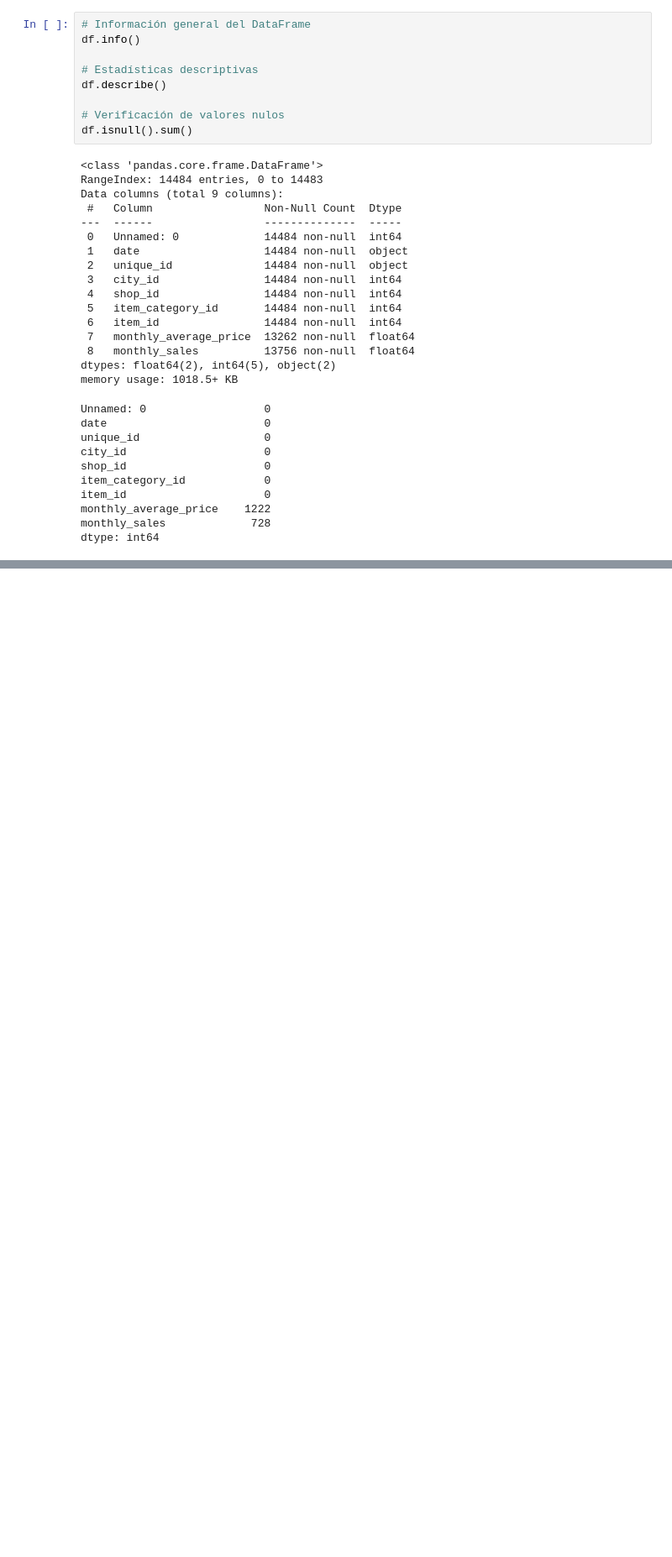
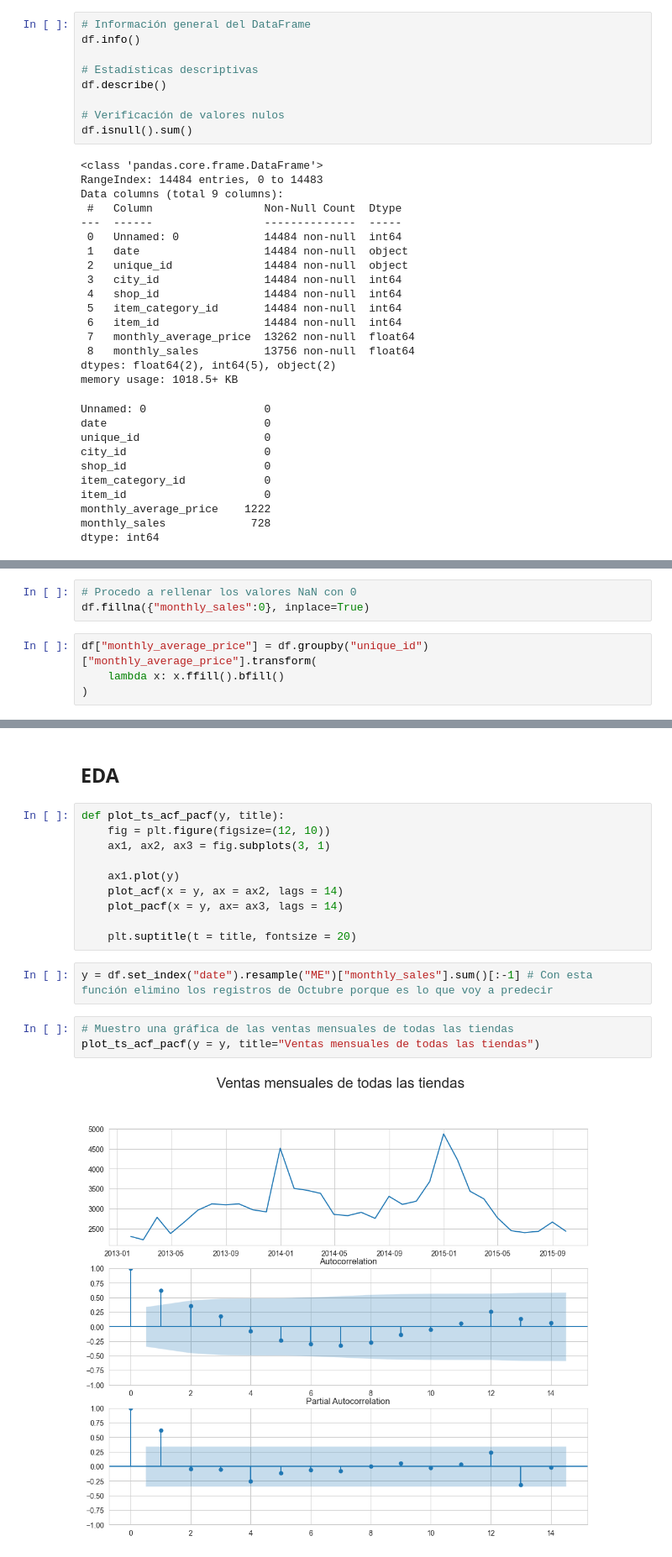
Before and after one commit to Nambu89/ML_Time_Series, a Jupyter notebook: Model_Time_Series.ipynb, the cells around one changed output, grey strips where cells are left out. Shown at 84% size. Drawn from its saved outputs; the diff is of its cells as text; blank space fills up the shorter version.

```diff
--- a/Model_Time_Series.ipynb
+++ b/Model_Time_Series.ipynb
@@ -420,0 +128,7 @@ Muestra a distribución de los residuos. En una situación ideal, este gráfico
+# %%
+# Procedo a rellenar los valores NaN con 0
+df.fillna({"monthly_sales":0}, inplace=True)
+# %%
+df["monthly_average_price"] = df.groupby("unique_id")["monthly_average_price"].transform(
+    lambda x: x.ffill().bfill()
+)
@@ -420,0 +165,19 @@ Muestra a distribución de los residuos. En una situación ideal, este gráfico
+# %% [markdown]
+## EDA
+# %%
+def plot_ts_acf_pacf(y, title):
+    fig = plt.figure(figsize=(12, 10))
+    ax1, ax2, ax3 = fig.subplots(3, 1)
+
+    ax1.plot(y)
+    plot_acf(x = y, ax = ax2, lags = 14)
+    plot_pacf(x = y, ax= ax3, lags = 14)
+
+    plt.suptitle(t = title, fontsize = 20)
+# %%
+y = df.set_index("date").resample("ME")["monthly_sales"].sum()[:-1] # Con esta función elimino los registros de Octubre porque es lo que voy a predecir
+# %%
+# Muestro una gráfica de las ventas mensuales de todas las tiendas
+plot_ts_acf_pacf(y = y, title="Ventas mensuales de todas las tiendas")
+# %% [output]
+[figure, added]
```
Also changed, not shown: parts of 52 cells of this notebook, 2 other files.
